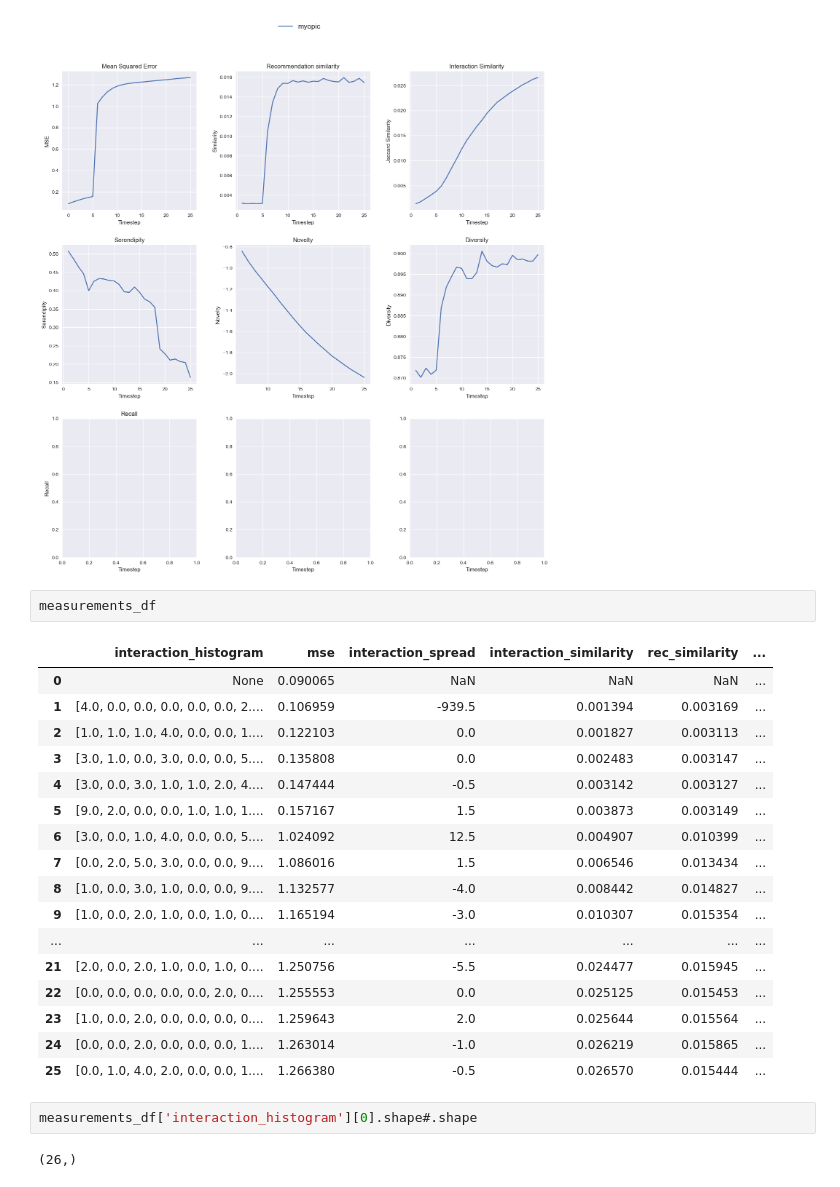
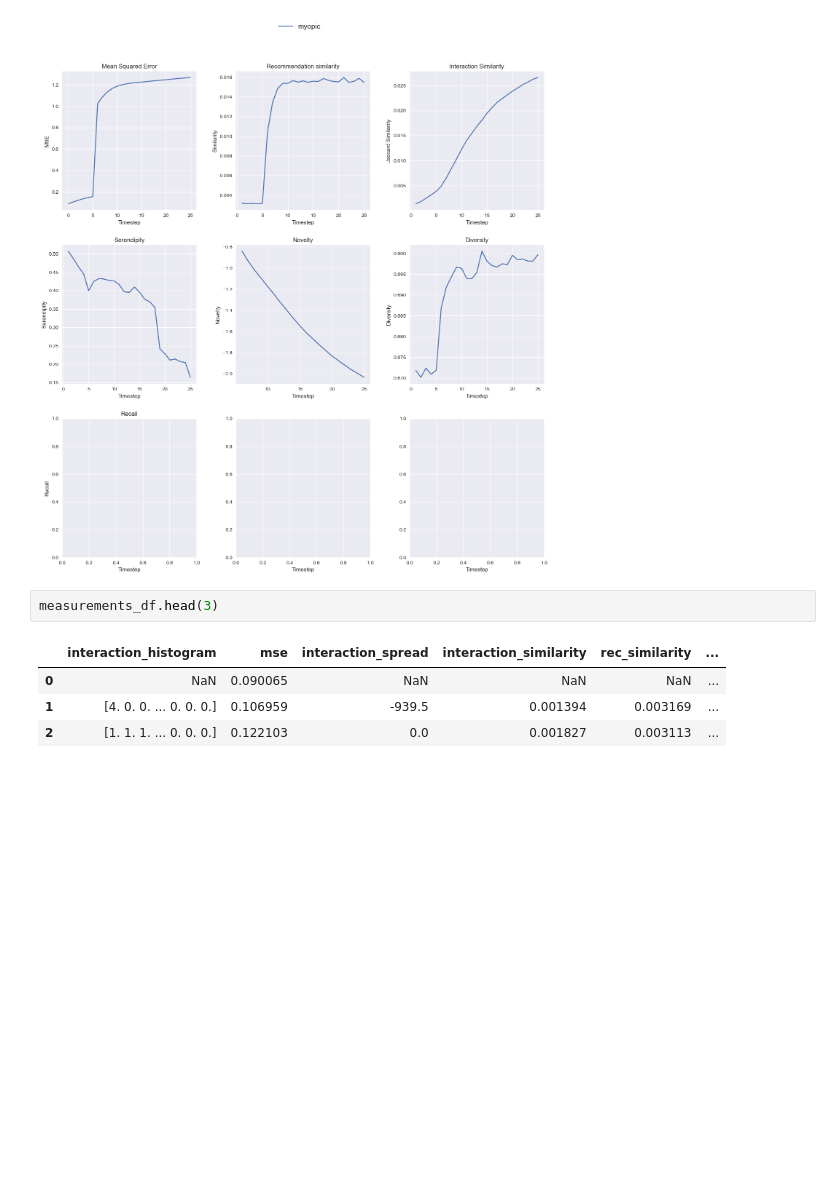
Before and after one commit to jannikjw/fair-recommender-systems, a Jupyter notebook: metric_exploration.ipynb, the cells around one changed output. Drawn from its saved outputs; the diff is of its cells as text; blank space fills up the shorter version.

```diff
--- a/metric_exploration.ipynb
+++ b/metric_exploration.ipynb
@@ -218,26 +204,9 @@ plot_measurements([measurements_df], parameters_df)
 Measurements saved.
 [figure]
 # %%
-measurements_df
+measurements_df.head(3)
 # %% [output]
 |  | interaction_histogram | mse | interaction_spread | interaction_similarity | rec_similarity | ... |
-| 0 | None | 0.090065 | NaN | NaN | NaN | ... |
-| 1 | [4.0, 0.0, 0.0, 0.0, 0.0, 0.0, 2.... | 0.106959 | -939.5 | 0.001394 | 0.003169 | ... |
-| 2 | [1.0, 1.0, 1.0, 4.0, 0.0, 0.0, 1.... | 0.122103 | 0.0 | 0.001827 | 0.003113 | ... |
-| 3 | [3.0, 1.0, 0.0, 3.0, 0.0, 0.0, 5.... | 0.135808 | 0.0 | 0.002483 | 0.003147 | ... |
-| 4 | [3.0, 0.0, 3.0, 1.0, 1.0, 2.0, 4.... | 0.147444 | -0.5 | 0.003142 | 0.003127 | ... |
-| 5 | [9.0, 2.0, 0.0, 0.0, 1.0, 1.0, 1.... | 0.157167 | 1.5 | 0.003873 | 0.003149 | ... |
-| 6 | [3.0, 0.0, 1.0, 4.0, 0.0, 0.0, 5.... | 1.024092 | 12.5 | 0.004907 | 0.010399 | ... |
-| 7 | [0.0, 2.0, 5.0, 3.0, 0.0, 0.0, 9.... | 1.086016 | 1.5 | 0.006546 | 0.013434 | ... |
-| 8 | [1.0, 0.0, 3.0, 1.0, 0.0, 0.0, 9.... | 1.132577 | -4.0 | 0.008442 | 0.014827 | ... |
-| 9 | [1.0, 0.0, 2.0, 1.0, 0.0, 1.0, 0.... | 1.165194 | -3.0 | 0.010307 | 0.015354 | ... |
-| ... | ... | ... | ... | ... | ... | ... |
-| 21 | [2.0, 0.0, 2.0, 1.0, 0.0, 1.0, 0.... | 1.250756 | -5.5 | 0.024477 | 0.015945 | ... |
-| 22 | [0.0, 0.0, 0.0, 0.0, 0.0, 2.0, 0.... | 1.255553 | 0.0 | 0.025125 | 0.015453 | ... |
-| 23 | [1.0, 0.0, 2.0, 0.0, 0.0, 0.0, 0.... | 1.259643 | 2.0 | 0.025644 | 0.015564 | ... |
-| 24 | [0.0, 0.0, 2.0, 0.0, 0.0, 0.0, 1.... | 1.263014 | -1.0 | 0.026219 | 0.015865 | ... |
-| 25 | [0.0, 1.0, 4.0, 2.0, 0.0, 0.0, 1.... | 1.266380 | -0.5 | 0.026570 | 0.015444 | ... |
+| 0 | NaN | 0.090065 | NaN | NaN | NaN | ... |
+| 1 | [4. 0. 0. ... 0. 0. 0.] | 0.106959 | -939.5 | 0.001394 | 0.003169 | ... |
+| 2 | [1. 1. 1. ... 0. 0. 0.] | 0.122103 | 0.0 | 0.001827 | 0.003113 | ... |
-# %%
-measurements_df['interaction_histogram'][0].shape#.shape
-# %% [output]
-(26,)
```
Also changed, not shown: parts of 8 cells of this notebook, 1 other file.
